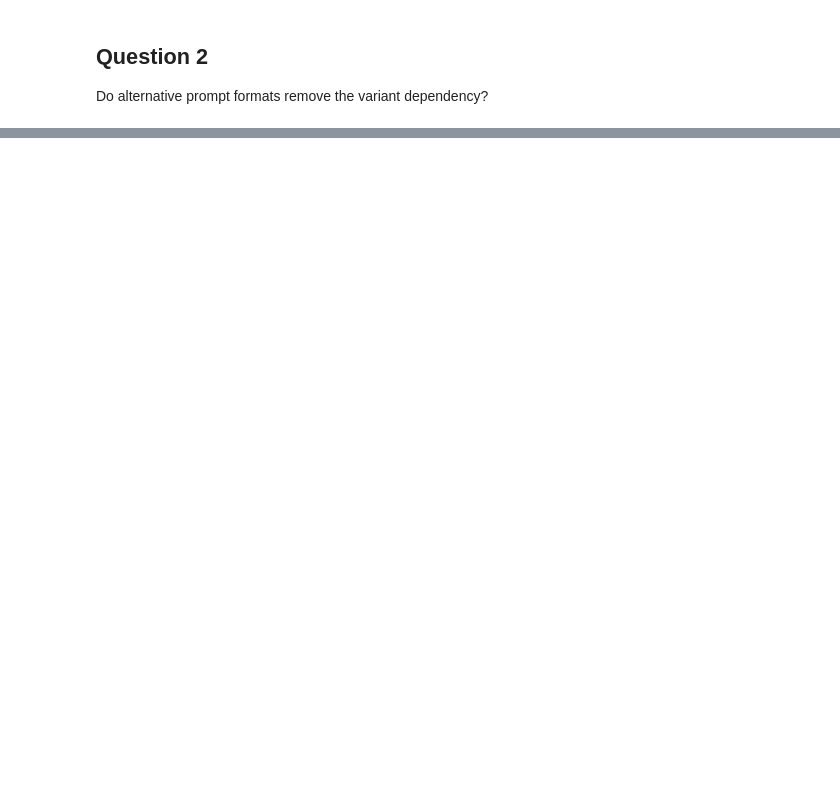
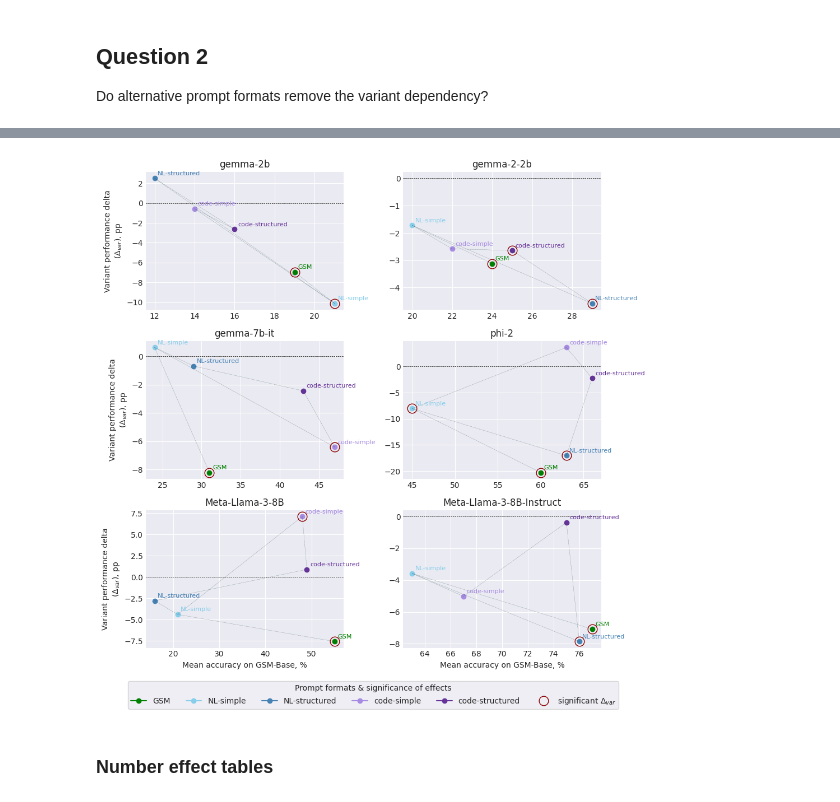
Before and after one commit to the-mysh/gsm-symbolic-benchmarking, a Jupyter notebook: notebooks/full_results.ipynb, the cells around one changed output, grey strips where cells are left out. Cells and saved outputs as stored; diff of their text form; code cells hidden in the pictures; blank space fills up the shorter version.

```diff
--- a/notebooks/full_results.ipynb
+++ b/notebooks/full_results.ipynb
@@ -172 +321,7 @@ v = "delta_symb_ne"
+# %%
+fig = all_prompts_result.plot_prompt_acc_evolution(models=demo_models, n_cols=2, sharex=False, sharey=False, equal_aspect=False, figsize=(10, 10), bottom_margin=.06)
+# %% [output]
+[figure, added]
+# %% [markdown]
+### Number effect tables
 # %%
```
Also changed, not shown: parts of 29 cells of this notebook, 1 other file.
